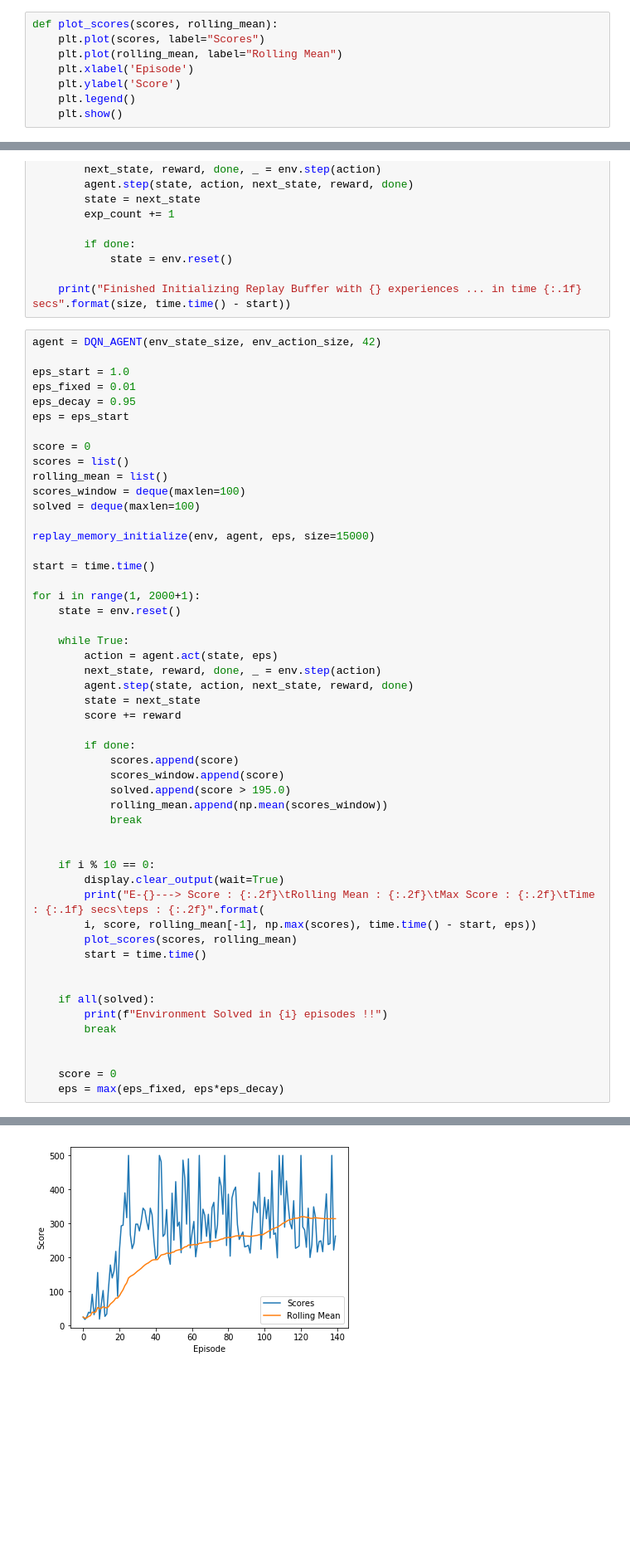
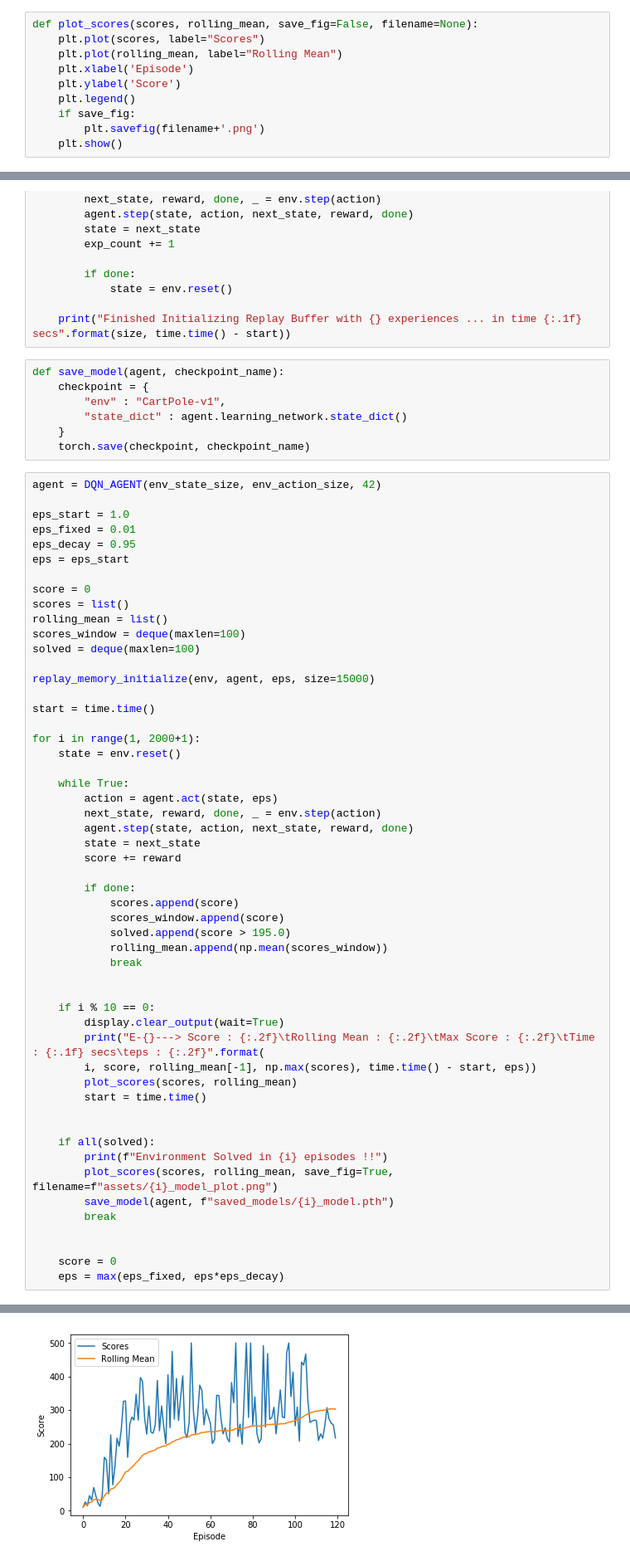
Before and after one commit to rakshithramagiri/cartpole, a Jupyter notebook: CartPole-v1/[TRAIN] cartpole-v1.ipynb, the cells around one changed output, grey strips where cells are left out. Shown: that part at 83% size. Cells and saved outputs as stored; diff of their text form; blank space fills up the shorter version.

Commit message:
solved : sovled CartPole-v1 env in 122 episodes and stored weights

```diff
--- a/CartPole-v1/[TRAIN] cartpole-v1.ipynb
+++ b/CartPole-v1/[TRAIN] cartpole-v1.ipynb
@@ -21,12 +22,14 @@ Action Space :  Discrete(2)
 env_state_size = env.observation_space.shape[0]
 env_action_size = env.action_space.n
 # %%
-def plot_scores(scores, rolling_mean):
+def plot_scores(scores, rolling_mean, save_fig=False, filename=None):
     plt.plot(scores, label="Scores")
     plt.plot(rolling_mean, label="Rolling Mean")
     plt.xlabel('Episode')
     plt.ylabel('Score')
     plt.legend()
+    if save_fig:
+        plt.savefig(filename+'.png')
     plt.show()
 # %%
 def replay_memory_initialize(env, agent, eps, size):
@@ -47,6 +50,13 @@ def replay_memory_initialize(env, agent, eps, size):
             state = env.reset()
 
     print("Finished Initializing Replay Buffer with {} experiences ... in time {:.1f} secs".format(size, time.time() - start))
+# %%
+def save_model(agent, checkpoint_name):
+    checkpoint = {
+        "env" : "CartPole-v1",
+        "state_dict" : agent.learning_network.state_dict()
+    }
+    torch.save(checkpoint, checkpoint_name)
 # %%
 agent = DQN_AGENT(env_state_size, env_action_size, 42)
 
@@ -93,6 +103,8 @@ for i in range(1, 2000+1):
 
     if all(solved):
         print(f"Environment Solved in {i} episodes !!")
+        plot_scores(scores, rolling_mean, save_fig=True, filename=f"assets/{i}_model_plot.png")
+        save_model(agent, f"saved_models/{i}_model.pth")
         break
 
 
@@ -103 +115 @@ E-140---> Score : 263.00        Rolling Mean : 314.07   Max Score : 500.00
-[figure, old version]
+[figure, new version]
```
Also changed, not shown: parts of 2 cells of this notebook, 2 other files.
